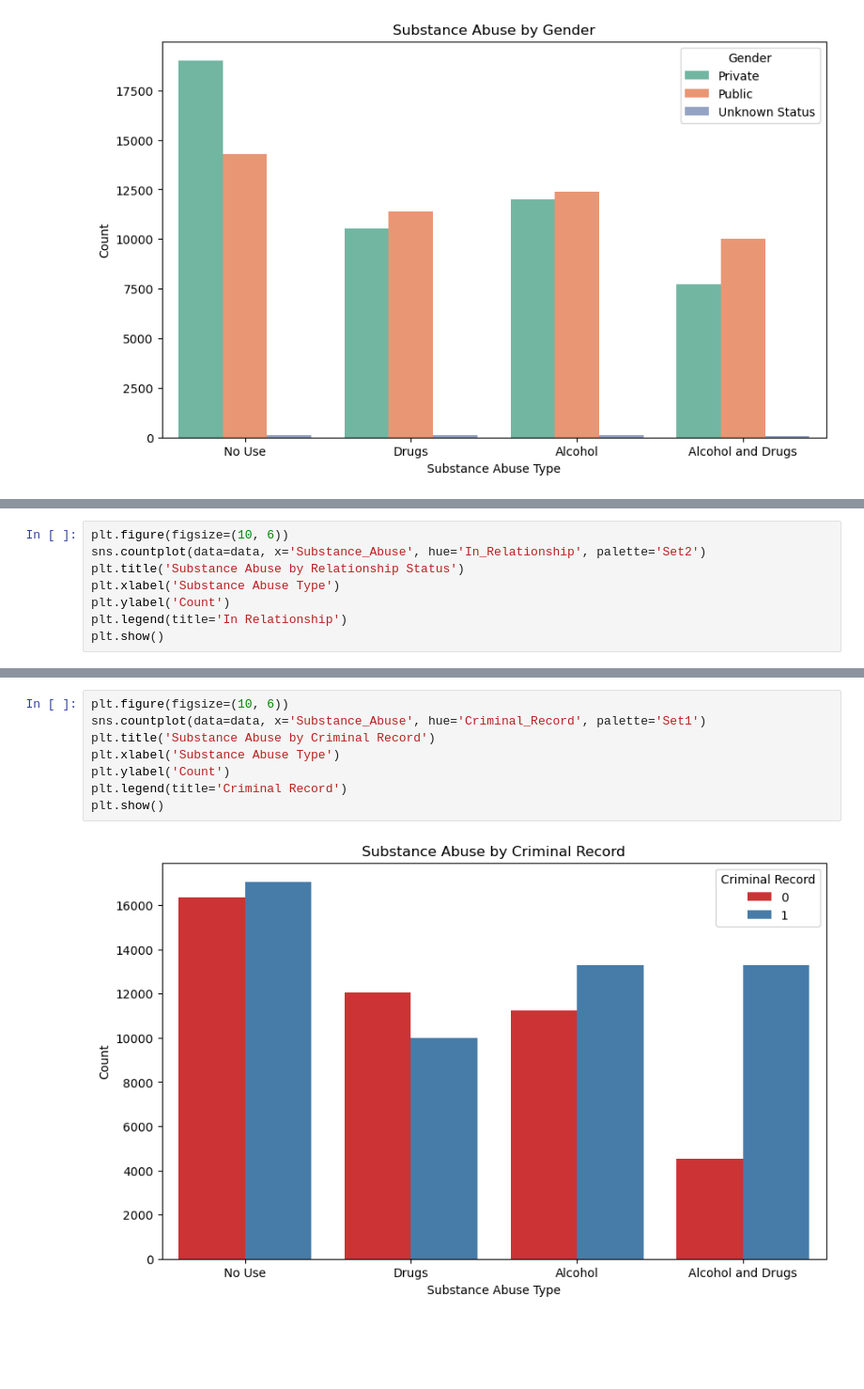
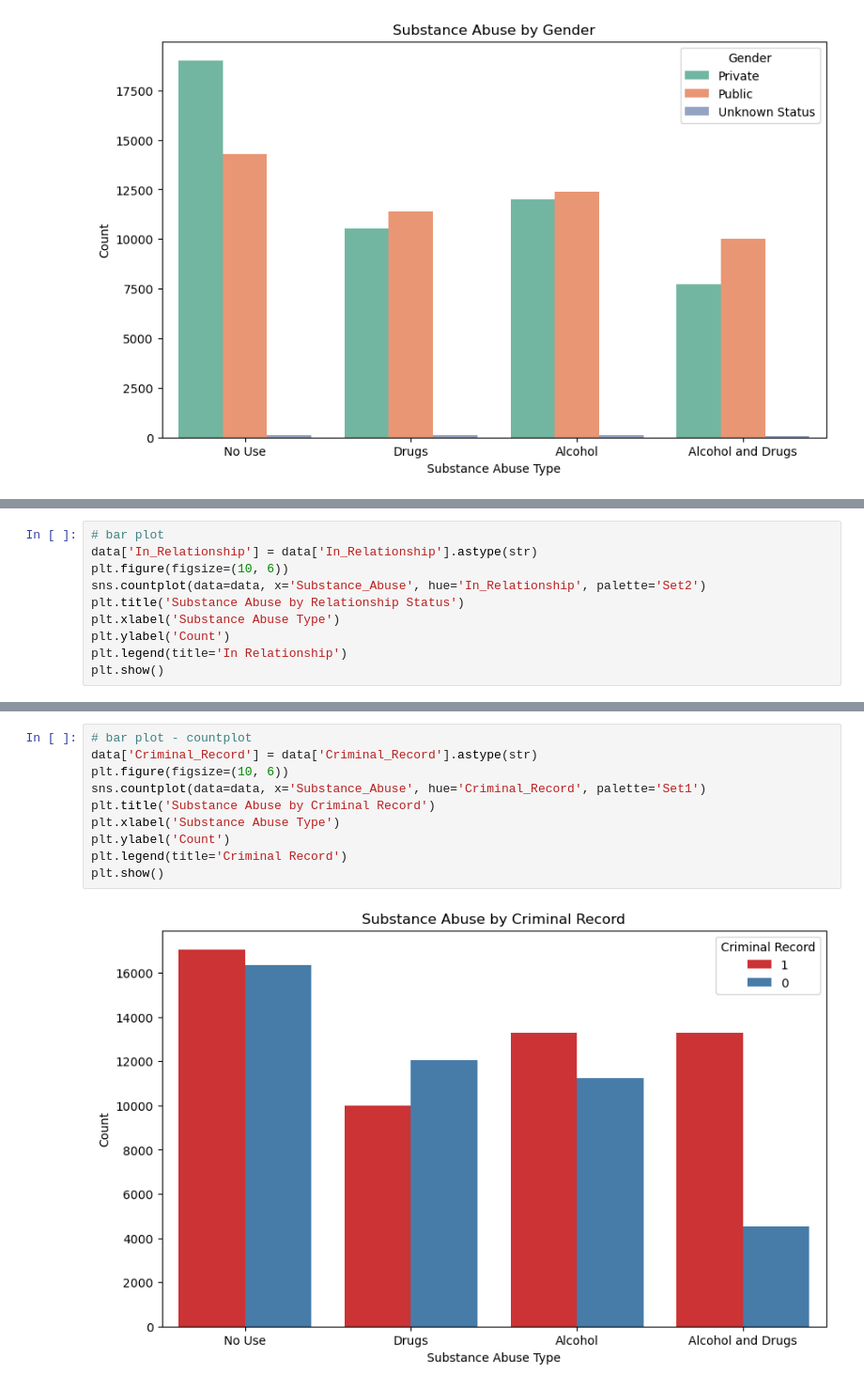
Before and after one commit to HafezAghili/drug-and-alcohol-abuse---data-analysis, a Jupyter notebook: Drug and alcohol abuse - data analysis.ipynb, the cells around one changed output, grey strips where cells are left out. Shown at 94% size. Saved outputs shown, nothing was run; the diff lists cells and outputs as text; blank space fills up the shorter version.

Commit message:
add charts

```diff
--- a/Drug and alcohol abuse - data analysis.ipynb
+++ b/Drug and alcohol abuse - data analysis.ipynb
@@ -473,4 +474,6 @@ plt.show()
 # %%
+# bar plot
+data['In_Relationship'] = data['In_Relationship'].astype(str)
 plt.figure(figsize=(10, 6))
 sns.countplot(data=data, x='Substance_Abuse', hue='In_Relationship', palette='Set2')
 plt.title('Substance Abuse by Relationship Status')
@@ -483,11 +486,13 @@ plt.show()
 # %%
+# bar plot - countplot
+data['Criminal_Record'] = data['Criminal_Record'].astype(str)
 plt.figure(figsize=(10, 6))
 sns.countplot(data=data, x='Substance_Abuse', hue='Criminal_Record', palette='Set1')
 plt.title('Substance Abuse by Criminal Record')
 plt.xlabel('Substance Abuse Type')
 plt.ylabel('Count')
 plt.legend(title='Criminal Record')
 plt.show()
 # %% [output]
-[figure, old version]
+[figure, new version]
 # %%
```
Also changed, not shown: parts of 10 cells of this notebook.
